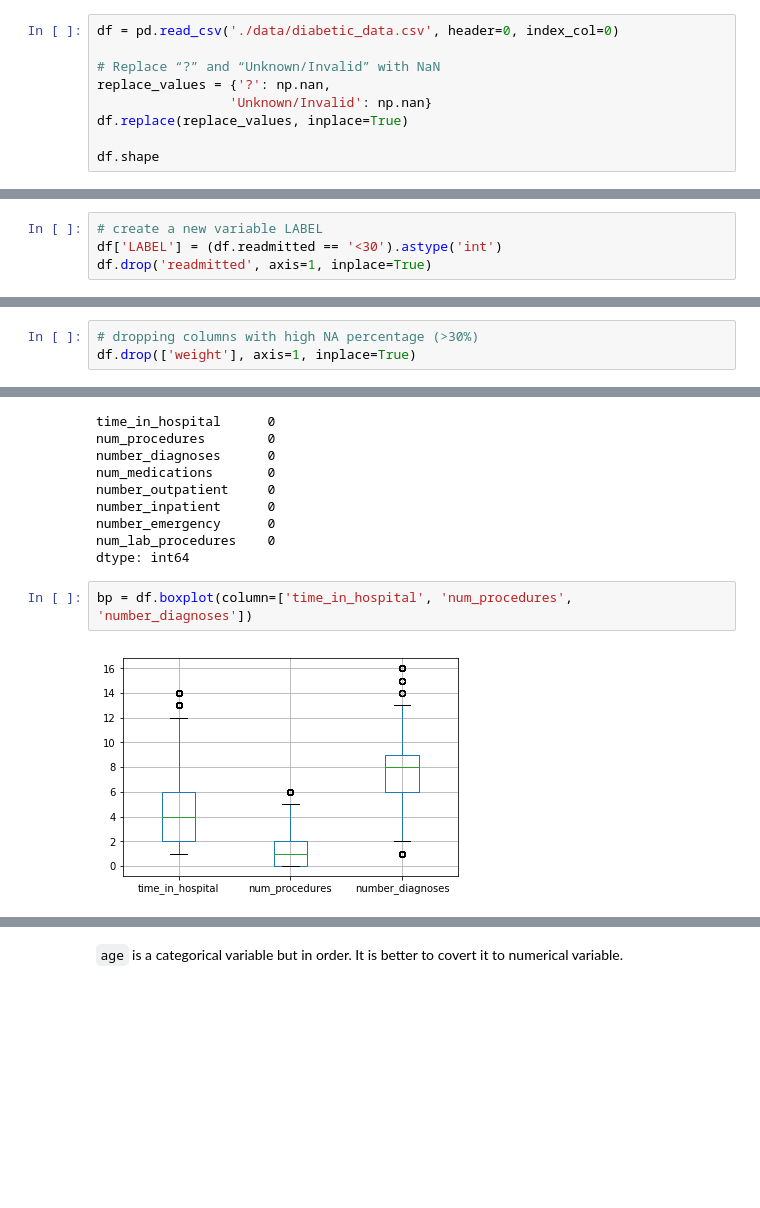
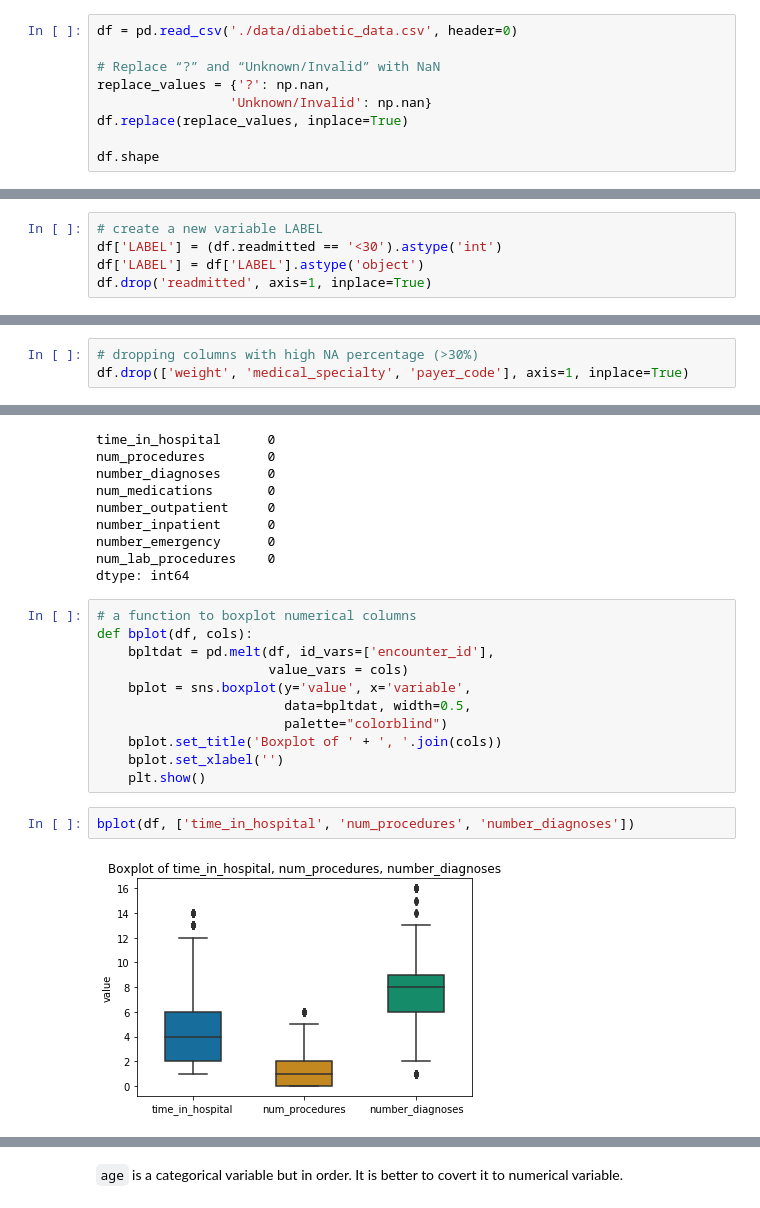
Before and after one commit to hwdsda/Springboard_Capstone1_diabetes_readmission_prediction, a Jupyter notebook: 2_Data_Wrangling.ipynb, the cells around one changed output, grey strips where cells are left out. Cells and saved outputs as stored; diff of their text form; blank space fills up the shorter version.

Commit message:
edit data wrangling

```diff
--- a/2_Data_Wrangling.ipynb
+++ b/2_Data_Wrangling.ipynb
@@ -10,7 +13,7 @@ import pandas as pd
 # %% [markdown]
 There are **?** in the data set. Those values will be converted to NaN (missing values). In `gender`, there are **Unknown/Invalid** values which will be converted to NaN too.
 # %%
-df = pd.read_csv('./data/diabetic_data.csv', header=0, index_col=0)
+df = pd.read_csv('./data/diabetic_data.csv', header=0)
 
 # Replace “?” and “Unknown/Invalid” with NaN
 replace_values = {'?': np.nan,
@@ -71,4 +73,5 @@ dtype: int64
 # %%
 # create a new variable LABEL
 df['LABEL'] = (df.readmitted == '<30').astype('int')
+df['LABEL'] = df['LABEL'].astype('object')
 df.drop('readmitted', axis=1, inplace=True)
@@ -118,7 +132,7 @@ encounter_id
 dtype: float64
 # %%
 # dropping columns with high NA percentage (>30%)
-df.drop(['weight'], axis=1, inplace=True)
+df.drop(['weight', 'medical_specialty', 'payer_code'], axis=1, inplace=True)
 # %%
 # check missing values in rows after dropping columns
 (df.isnull().sum(axis=1)*100/df.shape[1]).sort_values(ascending=False)[:20]
@@ -164,8 +178,19 @@ number_inpatient      0
 number_emergency      0
 num_lab_procedures    0
 dtype: int64
+# %%
+# a function to boxplot numerical columns
+def bplot(df, cols):
+    bpltdat = pd.melt(df, id_vars=['encounter_id'],
+                      value_vars = cols)
+    bplot = sns.boxplot(y='value', x='variable',
+                        data=bpltdat, width=0.5,
+                        palette="colorblind")
+    bplot.set_title('Boxplot of ' + ', '.join(cols))
+    bplot.set_xlabel('')
+    plt.show()
 # %%
-bp = df.boxplot(column=['time_in_hospital', 'num_procedures', 'number_diagnoses'])
+bplot(df, ['time_in_hospital', 'num_procedures', 'number_diagnoses'])
 # %% [output]
-[figure, old version]
+[figure, new version]
 # %%
```
Also changed, not shown: parts of 33 cells of this notebook, 2 other files.
